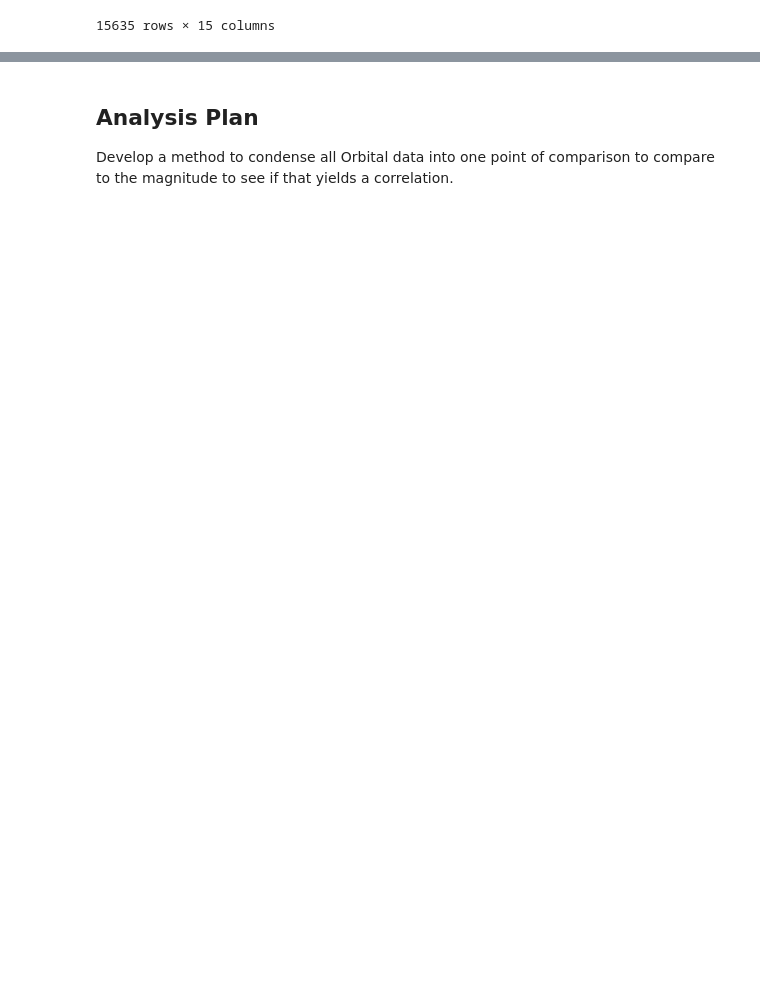
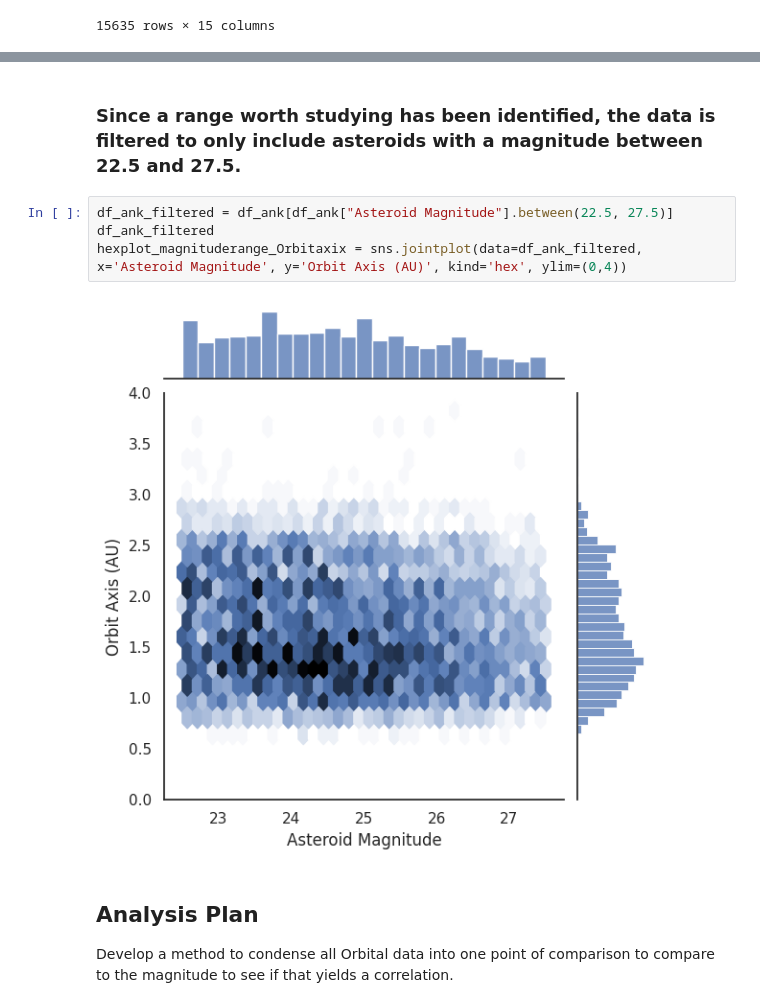
Before and after one commit to ubco-W2022T2-data301/project-group-group34, a Jupyter notebook: analysis/analysis3.ipynb, the cells around one changed output, grey strips where cells are left out. Saved outputs shown, nothing was run; the diff lists cells and outputs as text; blank space fills up the shorter version.

```diff
--- a/analysis/analysis3.ipynb
+++ b/analysis/analysis3.ipynb
@@ -53,3 +62,11 @@ There does not seem to be a clear correlation between the MIOD and Magnitude of
+# %% [markdown]
+### Since a range worth studying has been identified, the data is filtered to only include asteroids with a magnitude between 22.5 and 27.5.
+# %%
+df_ank_filtered = df_ank[df_ank["Asteroid Magnitude"].between(22.5, 27.5)]
+df_ank_filtered
+hexplot_magnituderange_Orbitaxix = sns.jointplot(data=df_ank_filtered, x='Asteroid Magnitude', y='Orbit Axis (AU)', kind='hex', ylim=(0,4))
+# %% [output]
+[figure, added]
 # %% [markdown]
 ## Analysis Plan
 
```
Also changed, not shown: parts of 4 cells of this notebook, 2 other files.
